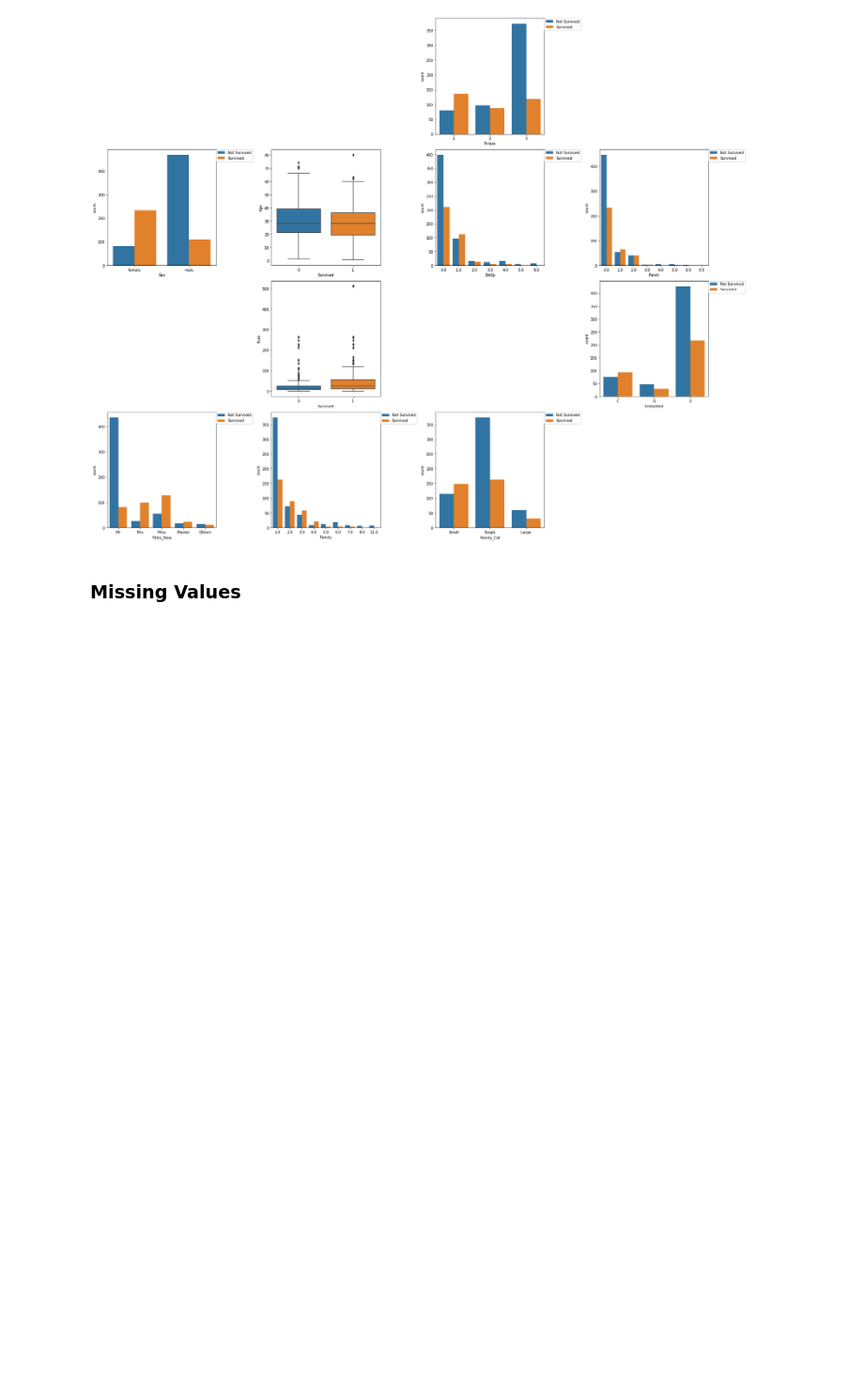
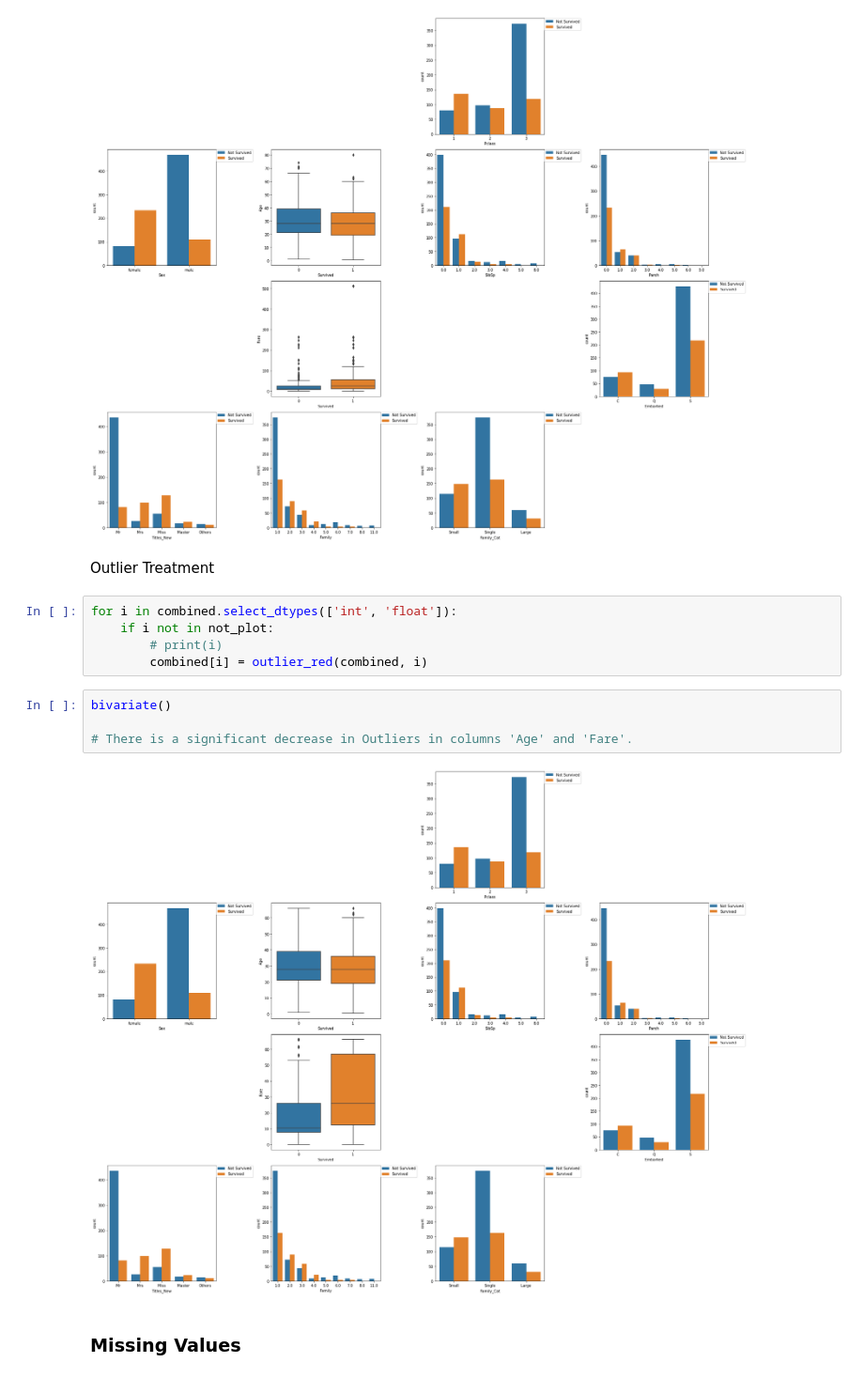
Before and after one commit to Dhruv-Chandra/Titanic, a Jupyter notebook: Titanic.ipynb, the cells around one changed output. Shown at 94% size. Drawn from its saved outputs; the diff is of its cells as text; blank space fills up the shorter version.

```diff
--- a/Titanic.ipynb
+++ b/Titanic.ipynb
@@ -451,6 +497,19 @@ univariate(rows = 4)
 bivariate()
 # %% [output]
 [figure]
+# %% [markdown]
+Outlier Treatment
+# %%
+for i in combined.select_dtypes(['int', 'float']):
+    if i not in not_plot:
+        # print(i)
+        combined[i] = outlier_red(combined, i)
+# %%
+bivariate()
+
+# There is a significant decrease in Outliers in columns 'Age' and 'Fare'.
+# %% [output]
+[figure, added]
 # %% [markdown]
 ### Missing Values
 # %%
```
Also changed, not shown: parts of 37 cells of this notebook.
